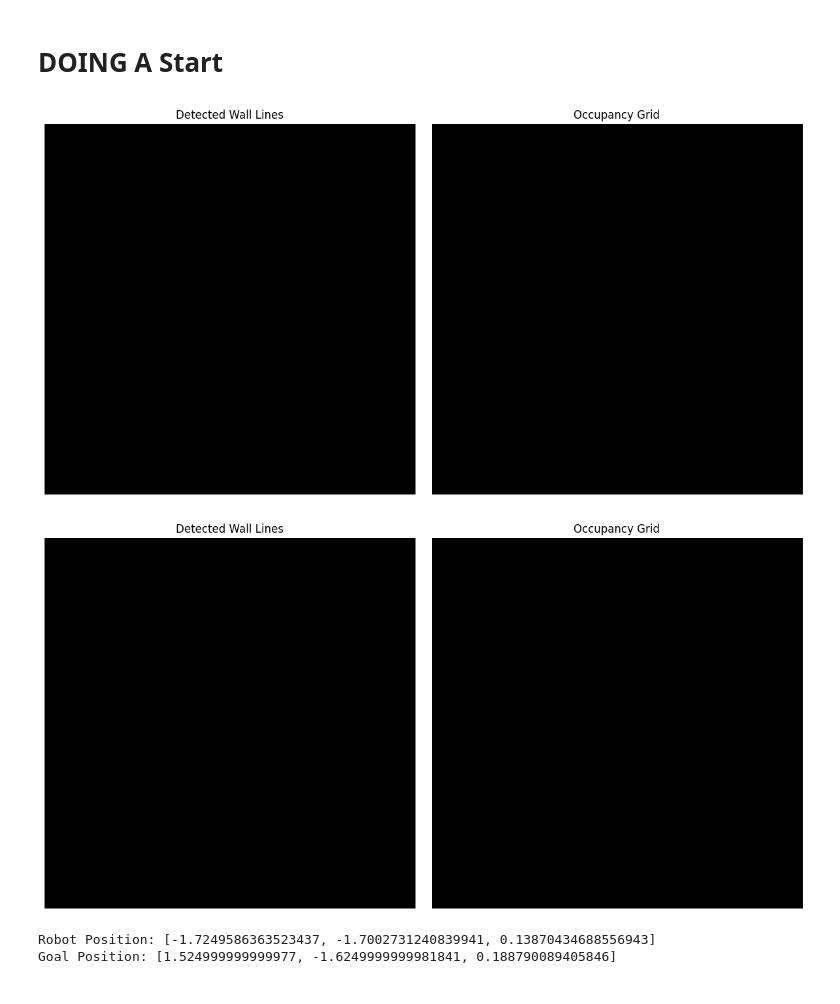
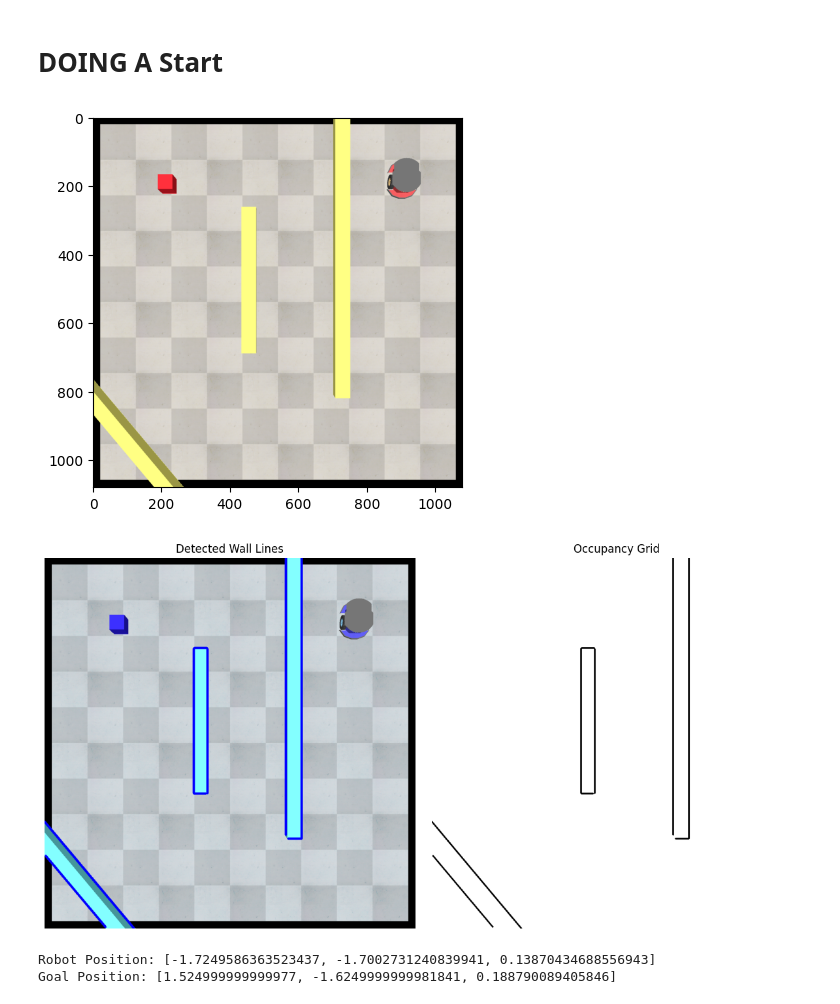
Before and after one commit to NicolasAraya932/MotionPlanning, a Jupyter notebook: motion.ipynb, the cells around one changed output. Drawn from its saved outputs; the diff is of its cells as text; code cells hidden in the pictures.

```diff
--- a/motion.ipynb
+++ b/motion.ipynb
@@ -283,11 +283,12 @@ def astar(grid, start, goal):
     return None  # No path found
 # %%
 sim.startSimulation()
-for _ in range(2):
+for _ in range(1):
     time.sleep(0.5)
 
     # 1. Grab image & segment
     frame, _, _ = camera.getFrame()
+    plt.imshow(frame)
     mask = segment_yellow_borders(frame)
 
     # 2. Extract straight wall segments in pixel coords
@@ -297,35 +298,35 @@ for _ in range(2):
     frame_with_lines = frame.copy()
     for (u1, v1), (u2, v2) in walls_uv:
         cv2.line(frame_with_lines, (int(u1), int(v1)), (int(u2), int(v2)), (255, 0, 0), 5)
 
     grid = np.ones_like(mask, dtype=np.uint8)  # 1 = free, 0 = occupied
 
     for (u1, v1), (u2, v2) in walls_uv:
         cv2.line(grid, (u1, v1), (u2, v2), 0, thickness=3)  # 0 = obstacle
 
     # Plot the frame with blue wall lines
     plt.figure(figsize=(12, 6))
 
     plt.subplot(1, 2, 1)
     plt.imshow(cv2.cvtColor(frame_with_lines, cv2.COLOR_BGR2RGB))
     plt.title("Detected Wall Lines")
     plt.axis("off")
 
     # Plot the binary grid (1 = free, 0 = obstacle)
     plt.subplot(1, 2, 2)
     plt.imshow(grid, cmap='gray')
     plt.title("Occupancy Grid")
     plt.axis("off")
 
     plt.tight_layout()
     plt.show()
 
 
     client.step()
 sim.stopSimulation()
 # %% [output]
-[figure, old version]
+[figure, new version]
-[figure, old version]
+[figure, new version]
 # %%
 sim.startSimulation()
 for _ in range(2):
```
Also changed, not shown: parts of 3 cells of this notebook, 1 other file.
